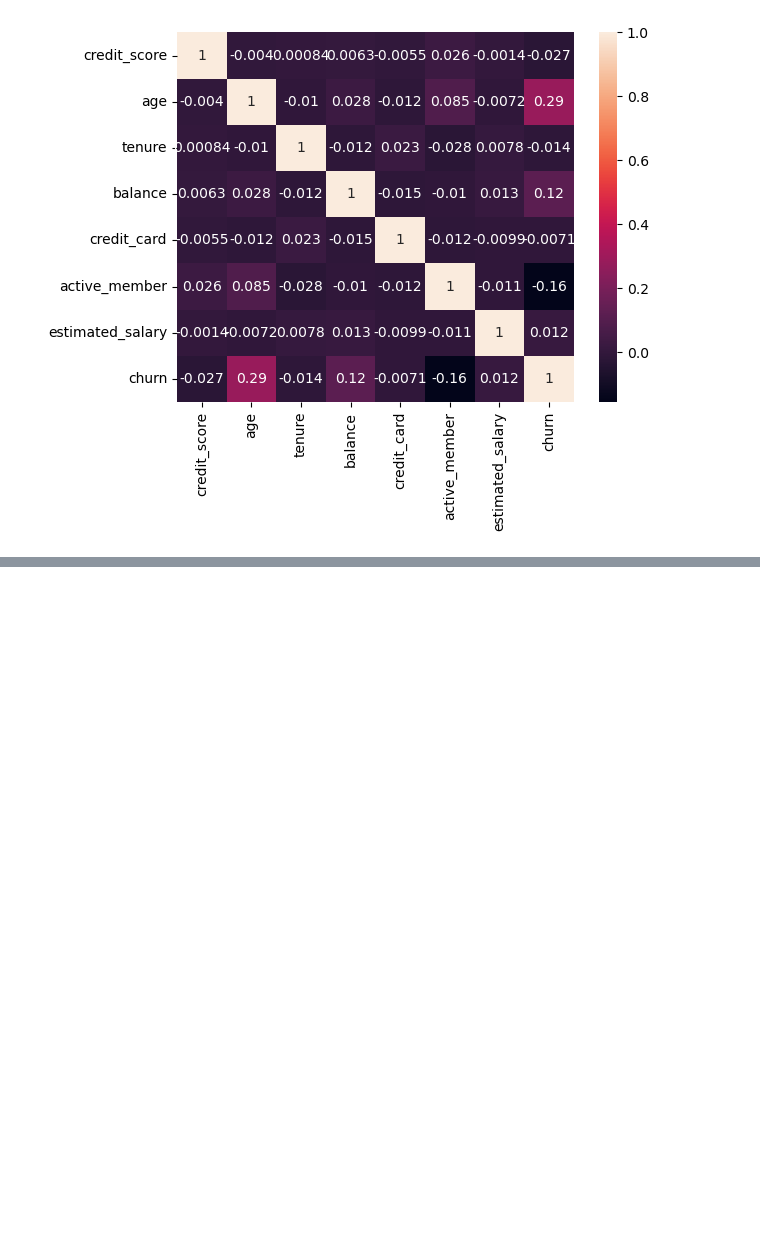
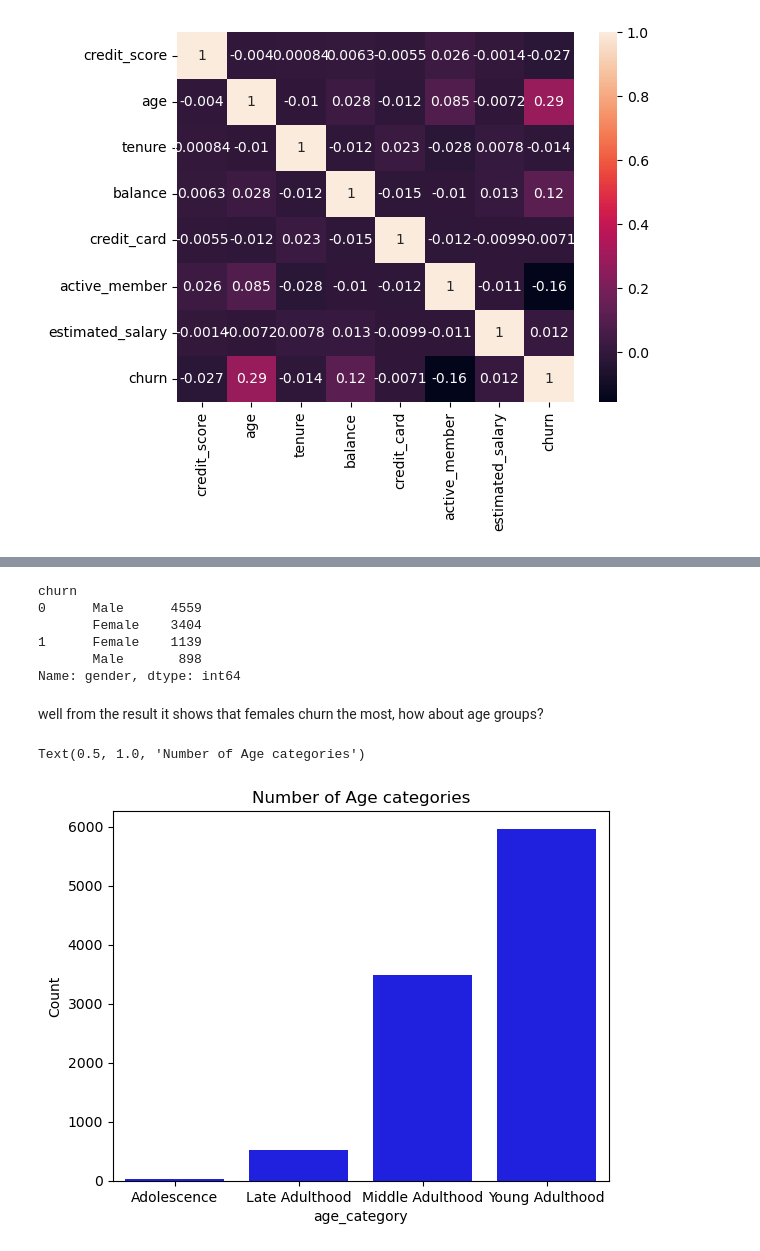
Before and after one commit to bakasheddy/RetainMe-Predicting-Customer-Retention, a Jupyter notebook: Notebook.ipynb, the cells around one changed output, grey strips where cells are left out. Drawn from its saved outputs; the diff is of its cells as text; code cells hidden in the pictures; blank space fills up the shorter version.

```diff
--- a/Notebook.ipynb
+++ b/Notebook.ipynb
@@ -234,0 +167,20 @@ Name: age_category, dtype: int64
+# %%
+b
+# %% [output]
+churn
+0      Male      4559
+       Female    3404
+1      Female    1139
+       Male       898
+Name: gender, dtype: int64
+# %% [markdown]
+well from the result it shows that females churn the most, how about age groups?
+# %%
+x = pd.DataFrame(df.groupby('age_category').age_category.count().sort_values())
+
+sns.barplot(data= x, x= x.index, y= 'age_category', color='b')
+plt.ylabel('Count')
+plt.title('Number of Age categories')
+# %% [output]
+Text(0.5, 1.0, 'Number of Age categories')
+[figure, added]
```
Also changed, not shown: parts of 22 cells of this notebook.
